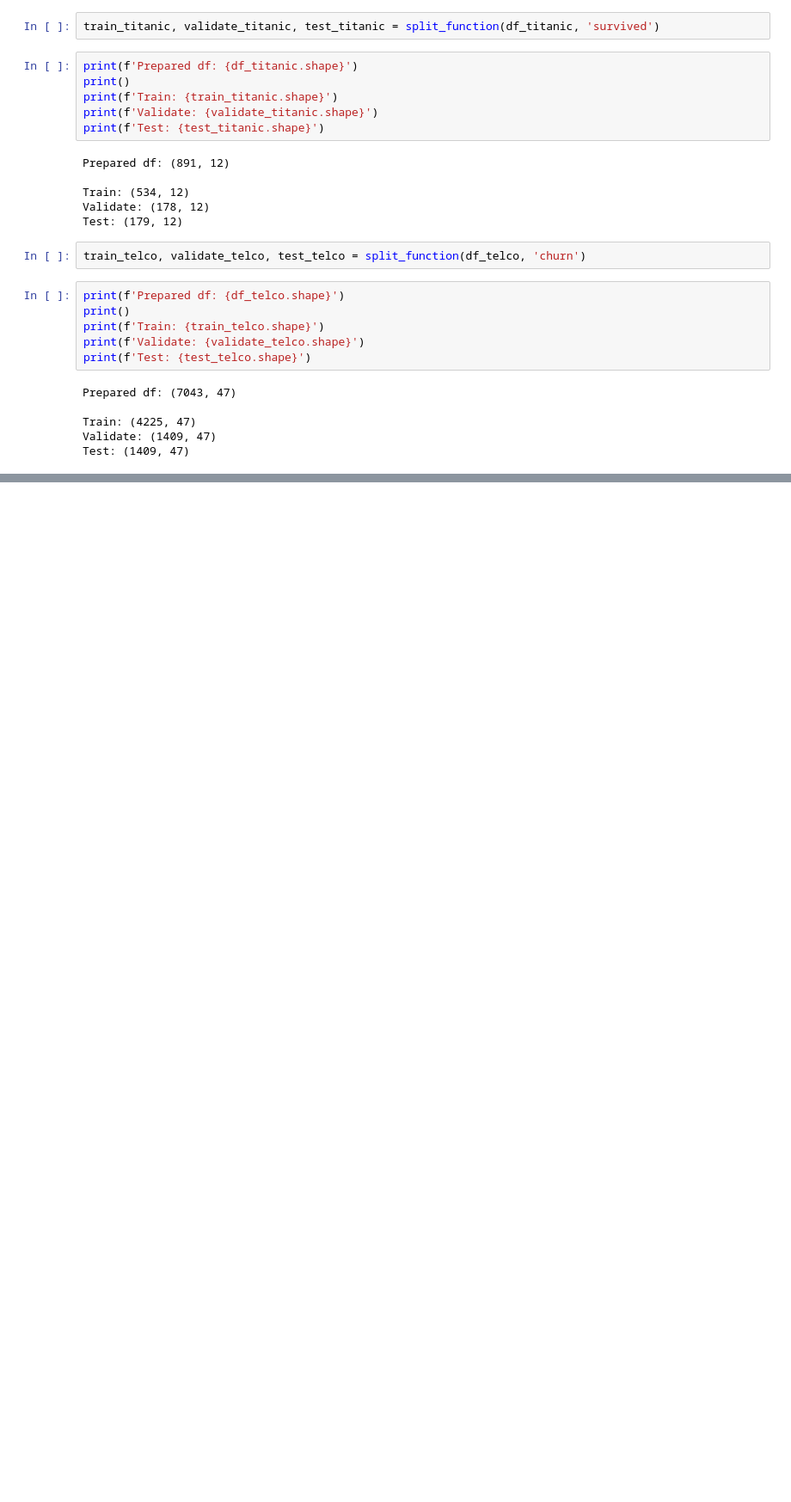
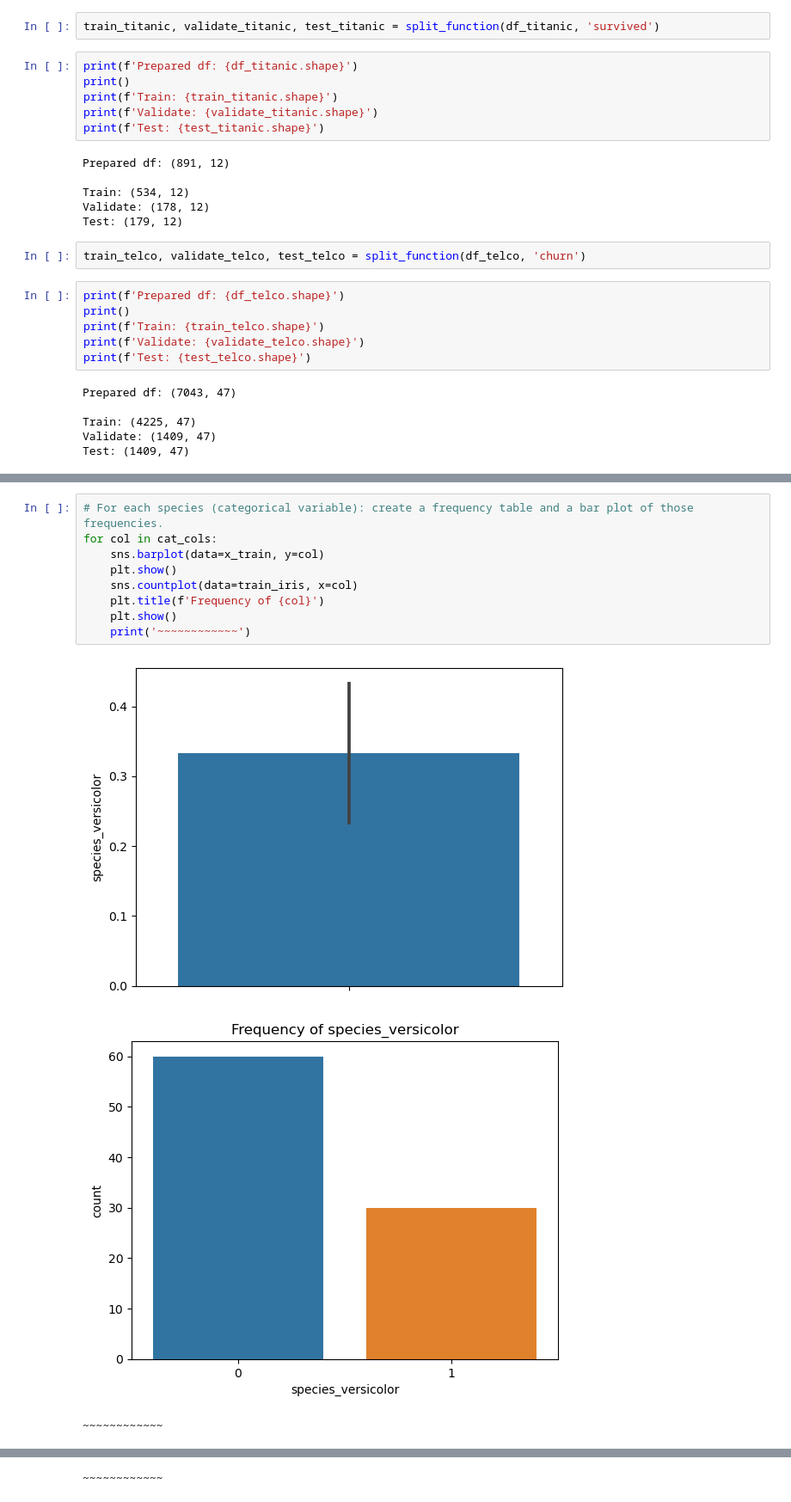
Before and after one commit to brock-green/classification-exercises, a Jupyter notebook: classification_exercises.ipynb, the cells around one changed output, grey strips where cells are left out. Shown: that part at 86% size. Cells and saved outputs as stored; diff of their text form; blank space fills up the shorter version.

```diff
--- a/classification_exercises.ipynb
+++ b/classification_exercises.ipynb
@@ -552,0 +634,13 @@ Test: (1409, 47)
+# %%
+# For each species (categorical variable): create a frequency table and a bar plot of those frequencies.
+for col in cat_cols:
+    sns.barplot(data=x_train, y=col)
+    plt.show()
+    sns.countplot(data=train_iris, x=col)
+    plt.title(f'Frequency of {col}')
+    plt.show()
+    print('~~~~~~~~~~~~')
+# %% [output]
+[figure, added]
+[figure, added]
+~~~~~~~~~~~~
@@ -552,0 +649 @@ Test: (1409, 47)
+~~~~~~~~~~~~
```
Also changed, not shown: parts of 39 cells of this notebook, 1 other file.
